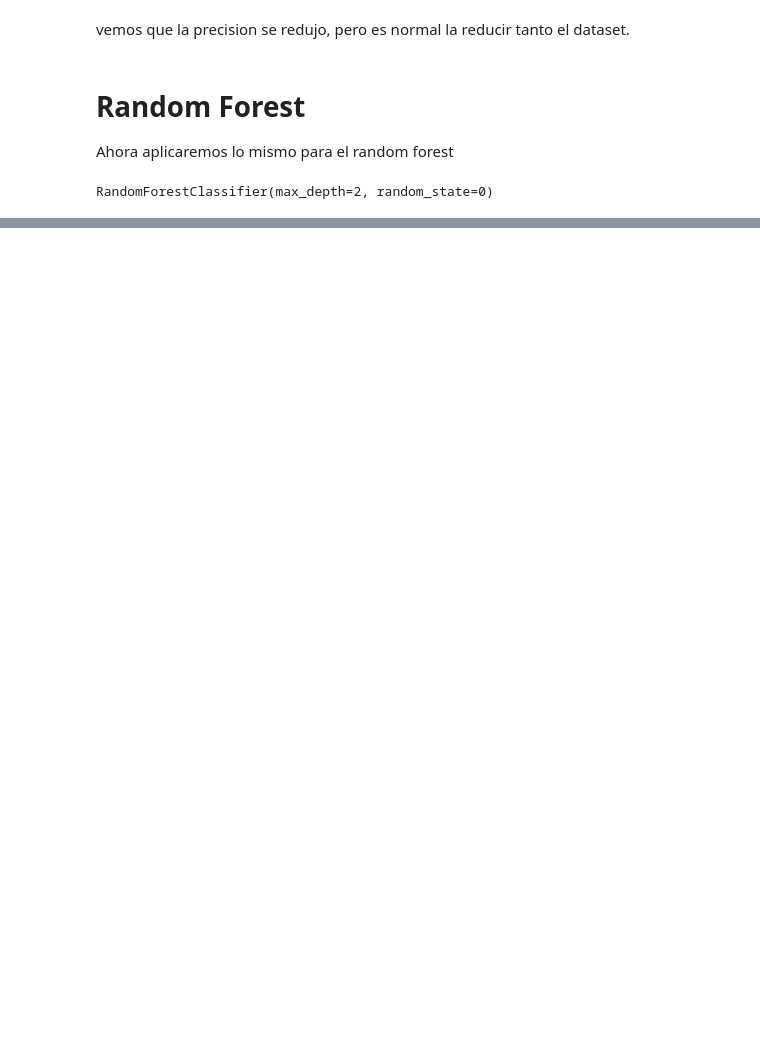
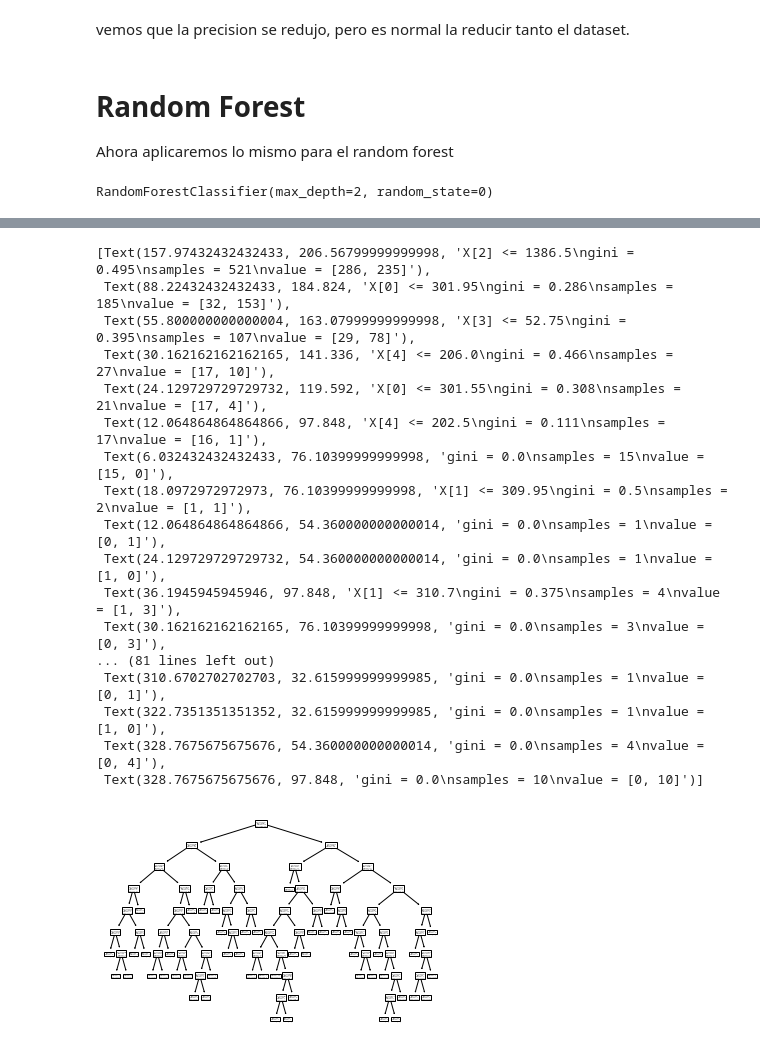
Before and after one commit to JDContreras/Predictive-Maintenance_RandomForest, a Jupyter notebook: RandomForest.ipynb, the cells around one changed output, grey strips where cells are left out. Saved outputs shown, nothing was run; the diff lists cells and outputs as text; code cells hidden in the pictures; blank space fills up the shorter version.

```diff
--- a/RandomForest.ipynb
+++ b/RandomForest.ipynb
@@ -385,0 +392,21 @@ plt.show()
+# %%
+tree.plot_tree(clf)
+# %% [output]
+[Text(157.97432432432433, 206.56799999999998, 'X[2] <= 1386.5\ngini = 0.495\nsamples = 521\nvalue = [286, 235]'),
+ Text(88.22432432432433, 184.824, 'X[0] <= 301.95\ngini = 0.286\nsamples = 185\nvalue = [32, 153]'),
+ Text(55.800000000000004, 163.07999999999998, 'X[3] <= 52.75\ngini = 0.395\nsamples = 107\nvalue = [29, 78]'),
+ Text(30.162162162162165, 141.336, 'X[4] <= 206.0\ngini = 0.466\nsamples = 27\nvalue = [17, 10]'),
+ Text(24.129729729729732, 119.592, 'X[0] <= 301.55\ngini = 0.308\nsamples = 21\nvalue = [17, 4]'),
+ Text(12.064864864864866, 97.848, 'X[4] <= 202.5\ngini = 0.111\nsamples = 17\nvalue = [16, 1]'),
+ Text(6.032432432432433, 76.10399999999998, 'gini = 0.0\nsamples = 15\nvalue = [15, 0]'),
+ Text(18.0972972972973, 76.10399999999998, 'X[1] <= 309.95\ngini = 0.5\nsamples = 2\nvalue = [1, 1]'),
+ Text(12.064864864864866, 54.360000000000014, 'gini = 0.0\nsamples = 1\nvalue = [0, 1]'),
+ Text(24.129729729729732, 54.360000000000014, 'gini = 0.0\nsamples = 1\nvalue = [1, 0]'),
+ Text(36.1945945945946, 97.848, 'X[1] <= 310.7\ngini = 0.375\nsamples = 4\nvalue = [1, 3]'),
+ Text(30.162162162162165, 76.10399999999998, 'gini = 0.0\nsamples = 3\nvalue = [0, 3]'),
+... (81 lines left out)
+ Text(310.6702702702703, 32.615999999999985, 'gini = 0.0\nsamples = 1\nvalue = [0, 1]'),
+ Text(322.7351351351352, 32.615999999999985, 'gini = 0.0\nsamples = 1\nvalue = [1, 0]'),
+ Text(328.7675675675676, 54.360000000000014, 'gini = 0.0\nsamples = 4\nvalue = [0, 4]'),
+ Text(328.7675675675676, 97.848, 'gini = 0.0\nsamples = 10\nvalue = [0, 10]')]
+[figure, added]
```
Also changed, not shown: parts of 11 cells of this notebook.
